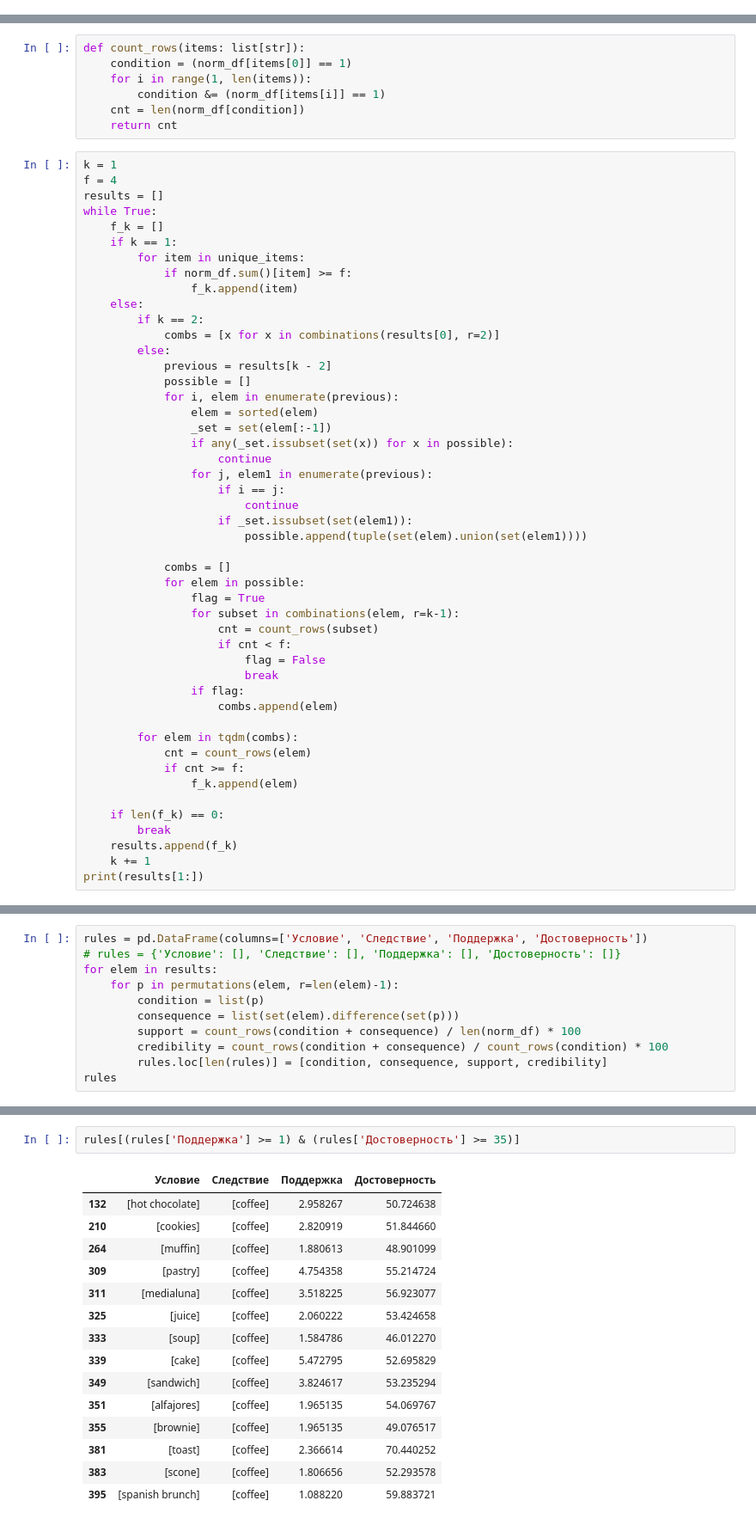
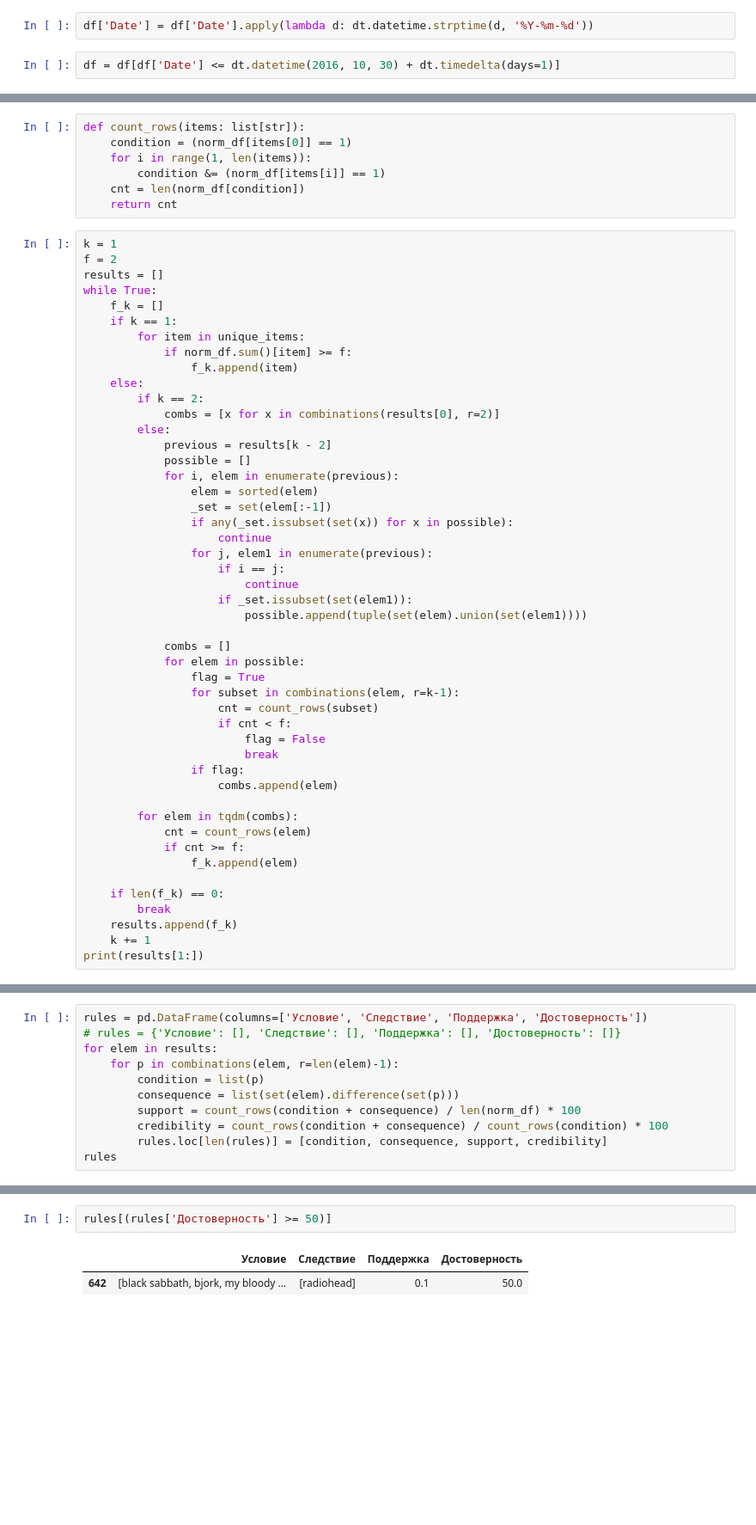
Before and after one commit to Grander78498/grander-materials-v2, a Jupyter notebook: Пр.интел.систем/prac1.ipynb, the cells around one changed output, grey strips where cells are left out. Shown: that part at 86% size. Cells and saved outputs as stored; diff of their text form; blank space fills up the shorter version.

```diff
--- a/Пр.интел.систем/prac1.ipynb
+++ b/Пр.интел.систем/prac1.ipynb
@@ -22,0 +105,4 @@ df.head(10)
+# %%
+df['Date'] = df['Date'].apply(lambda d: dt.datetime.strptime(d, '%Y-%m-%d'))
+# %%
+df = df[df['Date'] <= dt.datetime(2016, 10, 30) + dt.timedelta(days=1)]
@@ -87,7 +194,7 @@ def count_rows(items: list[str]):
     return cnt
 # %%
 k = 1
-f = 4
+f = 2
 results = []
 while True:
     f_k = []
@@ -164,7 +271,7 @@ results
 rules = pd.DataFrame(columns=['Условие', 'Следствие', 'Поддержка', 'Достоверность'])
 # rules = {'Условие': [], 'Следствие': [], 'Поддержка': [], 'Достоверность': []}
 for elem in results:
-    for p in permutations(elem, r=len(elem)-1):
+    for p in combinations(elem, r=len(elem)-1):
         condition = list(p)
         consequence = list(set(elem).difference(set(p)))
         support = count_rows(condition + consequence) / len(norm_df) * 100
@@ -196,18 +303,5 @@ np.float64(100.0)
 # %%
-rules[(rules['Поддержка'] >= 1) & (rules['Достоверность'] >= 35)]
+rules[(rules['Достоверность'] >= 50)]
 # %% [output]
 |  | Условие | Следствие | Поддержка | Достоверность |
-| 132 | [hot chocolate] | [coffee] | 2.958267 | 50.724638 |
-| 210 | [cookies] | [coffee] | 2.820919 | 51.844660 |
-| 264 | [muffin] | [coffee] | 1.880613 | 48.901099 |
-| 309 | [pastry] | [coffee] | 4.754358 | 55.214724 |
-| 311 | [medialuna] | [coffee] | 3.518225 | 56.923077 |
-| 325 | [juice] | [coffee] | 2.060222 | 53.424658 |
-| 333 | [soup] | [coffee] | 1.584786 | 46.012270 |
-| 339 | [cake] | [coffee] | 5.472795 | 52.695829 |
-| 349 | [sandwich] | [coffee] | 3.824617 | 53.235294 |
-| 351 | [alfajores] | [coffee] | 1.965135 | 54.069767 |
-| 355 | [brownie] | [coffee] | 1.965135 | 49.076517 |
-| 381 | [toast] | [coffee] | 2.366614 | 70.440252 |
-| 383 | [scone] | [coffee] | 1.806656 | 52.293578 |
-| 395 | [spanish brunch] | [coffee] | 1.088220 | 59.883721 |
+| 642 | [black sabbath, bjork, my bloody ... | [radiohead] | 0.1 | 50.0 |
```
Also changed, not shown: parts of 21 cells of this notebook, 20 other files.
